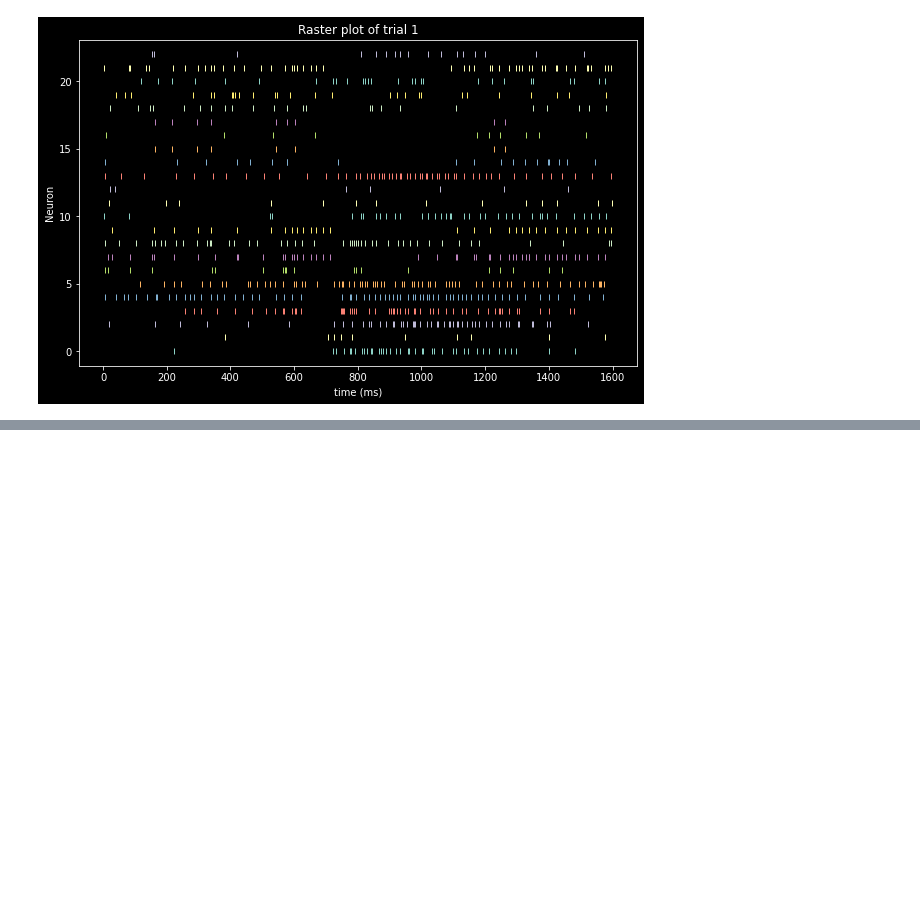
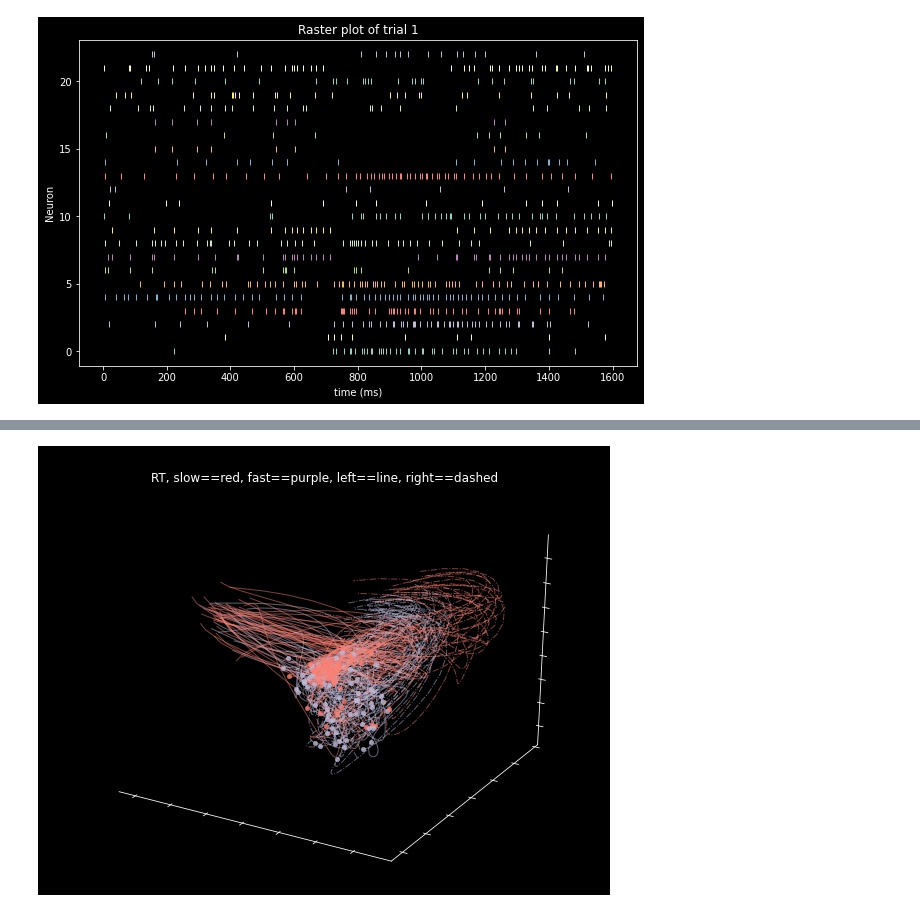
Before and after one commit to MunibH/chand-lab-rotation, a Jupyter notebook: my_gpfa.ipynb, the cells around one changed output, grey strips where cells are left out. Cells and saved outputs as stored; diff of their text form; code cells hidden in the pictures; blank space fills up the shorter version.

```diff
--- a/my_gpfa.ipynb
+++ b/my_gpfa.ipynb
@@ -496,0 +297,55 @@ colors
+# %%
+##  plot setup
+
+f = plt.figure(figsize=(10,8))
+ax2 = f.add_subplot(1,1,1, projection='3d')
+
+## ax2 - plot by RT
+
+ax2.set_title('RT, slow==red, fast==purple, left==line, right==dashed')
+
+# plot fast left
+ct = 0
+for traj in fl_traj:
+    # get mvmt onset index
+    t_idx = mvmtIdx(fl_idx[ct])
+    # plot
+    ax2.plot(traj[0][:t_idx],traj[1][:t_idx],traj[2][:t_idx],'-', lw=1, c='C2', alpha=0.5)
+    ax2.scatter(traj[0][checkOnIdx],traj[1][checkOnIdx],traj[2][checkOnIdx], lw=0.5, c='C2', alpha=0.8)
+    ct += 1
+
+# plot slow left
+ct = 0
+for traj in sl_traj:
+    # get mvmt onset index
+    t_idx = mvmtIdx(sl_idx[ct])
+    # plot
+    ax2.plot(traj[0][:t_idx],traj[1][:t_idx],traj[2][:t_idx],'-', lw=1, c='C3', alpha=0.5)
+    ax2.scatter(traj[0][checkOnIdx],traj[1][checkOnIdx],traj[2][checkOnIdx], lw=0.5, c='C3', alpha=0.8)
+    ct += 1
+
+# plot fast right
+ct = 0
+for traj in fr_traj:
+    # get mvmt onset index
+    t_idx = mvmtIdx(fr_idx[ct])
+    # plot
+    ax2.plot(traj[0][:t_idx],traj[1][:t_idx],traj[2][:t_idx],'-.', lw=1, c='C2', alpha=0.5)
+    ax2.scatter(traj[0][checkOnIdx],traj[1][checkOnIdx],traj[2][checkOnIdx], lw=0.5, c='C2', alpha=0.8)
+    ct += 1
+
+# plot slow right
+ct = 0
+for traj in sr_traj:
+    # get mvmt onset index
+    t_idx = mvmtIdx(sr_idx[ct])
+    # plot
+    ax2.plot(traj[0][:t_idx],traj[1][:t_idx],traj[2][:t_idx],'-.', lw=1, c='C3', alpha=0.5)
+    ax2.scatter(traj[0][checkOnIdx],traj[1][checkOnIdx],traj[2][checkOnIdx], lw=0.5, c='C3', alpha=0.8)
+    ct += 1
+
+transBackground(ax2,3)
+# plt.savefig('images_for_pres/LD_by_RT.png',dpi=300)
+plt.show()
+# %% [output]
+[figure, added]
```
Also changed, not shown: parts of 61 cells of this notebook, 11 other files.
